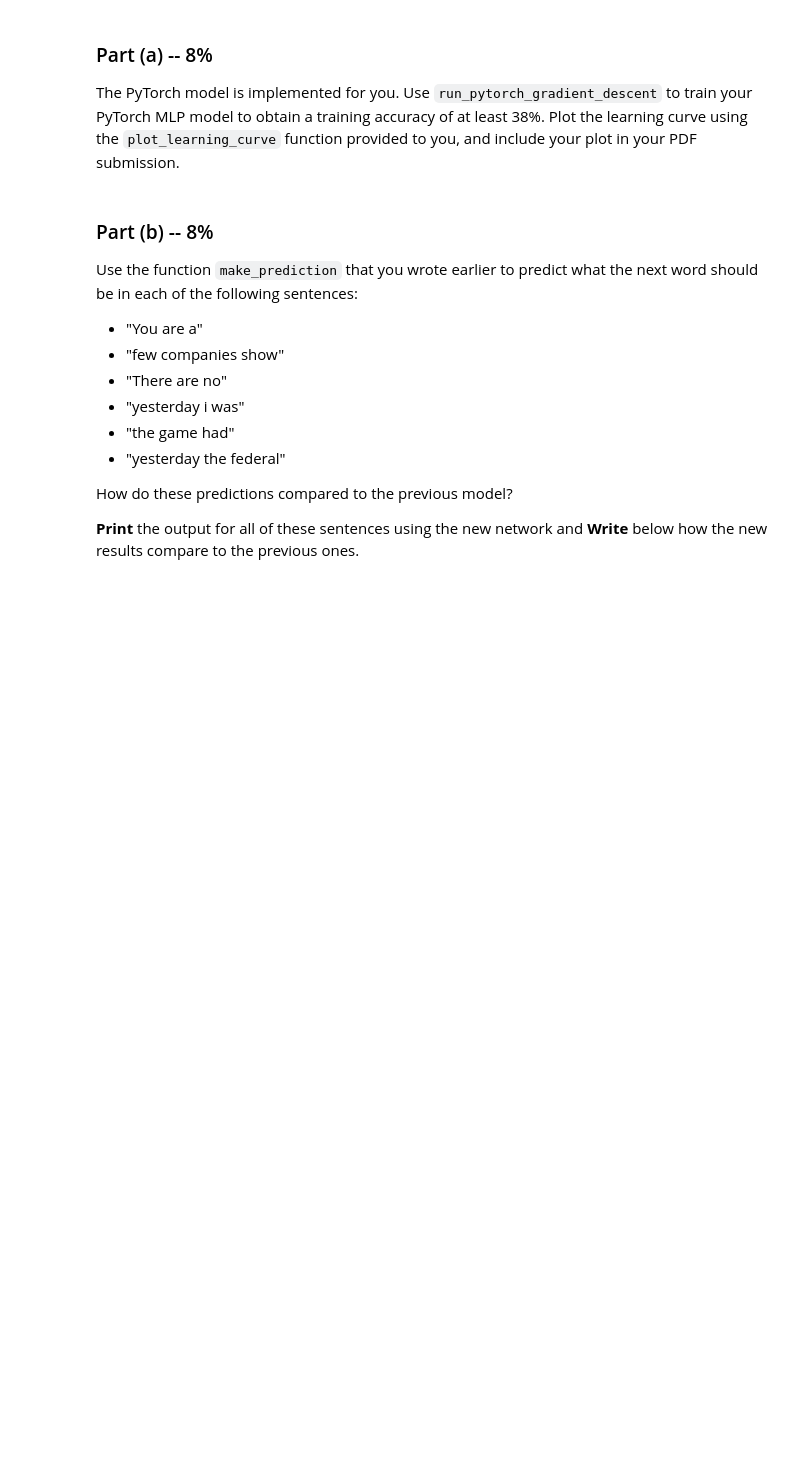
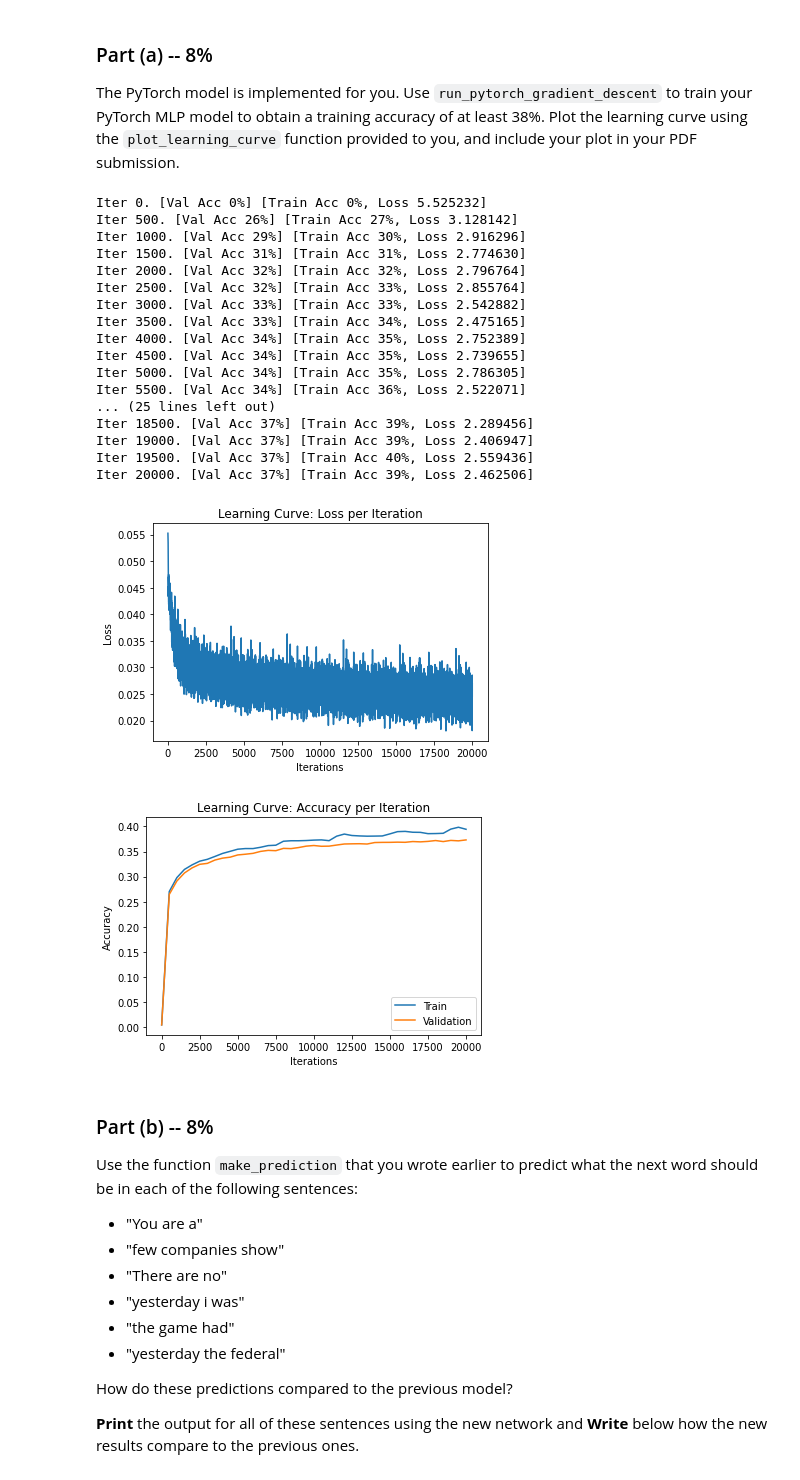
Before and after one commit to Yotamsil/DeepLearningEx2, a Jupyter notebook: Assignment2.ipynb, the cells around one changed output. Saved outputs shown, nothing was run; the diff lists cells and outputs as text; code cells hidden in the pictures; blank space fills up the shorter version.

```diff
--- a/Assignment2.ipynb
+++ b/Assignment2.ipynb
@@ -526,25 +528,46 @@ to you, and include your plot in your PDF submission.
 # %%
 class PyTorchWordEmb(nn.Module):
     def __init__(self, emb_size=100, num_hidden=300, vocab_size=250):
         super(PyTorchWordEmb, self).__init__()
         self.word_emb_layer = nn.Linear(vocab_size, emb_size, bias=False)
         self.fc_layer1 = nn.Linear(emb_size * 3, num_hidden)
         self.fc_layer2 = nn.Linear(num_hidden, 250)
         self.num_hidden = num_hidden
         self.emb_size = emb_size
     def forward(self, inp):
         embeddings = torch.relu(self.word_emb_layer(inp))
         embeddings = embeddings.reshape([-1, self.emb_size * 3])
         hidden = torch.relu(self.fc_layer1(embeddings))
         return self.fc_layer2(hidden)
 
-# pytorch_wordemb= PyTorchWordEmb()
+pytorch_wordemb= PyTorchWordEmb()
 
-# result = run_pytorch_gradient_descent(pytorch_wordemb,
-#                                       max_iters=20000,
-#                                       ...)
-
-# plot_learning_curve(*result)
+result = run_pytorch_gradient_descent(pytorch_wordemb,
+                                      batch_size=100,
+                                      learning_rate=0.001,
+                                      weight_decay=0,
+                                      max_iters=20000)
+plot_learning_curve(*result)
+# %% [output]
+Iter 0. [Val Acc 0%] [Train Acc 0%, Loss 5.525232]
+Iter 500. [Val Acc 26%] [Train Acc 27%, Loss 3.128142]
+Iter 1000. [Val Acc 29%] [Train Acc 30%, Loss 2.916296]
+Iter 1500. [Val Acc 31%] [Train Acc 31%, Loss 2.774630]
+Iter 2000. [Val Acc 32%] [Train Acc 32%, Loss 2.796764]
+Iter 2500. [Val Acc 32%] [Train Acc 33%, Loss 2.855764]
+Iter 3000. [Val Acc 33%] [Train Acc 33%, Loss 2.542882]
+Iter 3500. [Val Acc 33%] [Train Acc 34%, Loss 2.475165]
+Iter 4000. [Val Acc 34%] [Train Acc 35%, Loss 2.752389]
+Iter 4500. [Val Acc 34%] [Train Acc 35%, Loss 2.739655]
+Iter 5000. [Val Acc 34%] [Train Acc 35%, Loss 2.786305]
+Iter 5500. [Val Acc 34%] [Train Acc 36%, Loss 2.522071]
+... (25 lines left out)
+Iter 18500. [Val Acc 37%] [Train Acc 39%, Loss 2.289456]
+Iter 19000. [Val Acc 37%] [Train Acc 39%, Loss 2.406947]
+Iter 19500. [Val Acc 37%] [Train Acc 40%, Loss 2.559436]
+Iter 20000. [Val Acc 37%] [Train Acc 39%, Loss 2.462506]
+[figure, added]
+[figure, added]
 # %% [markdown]
 ### Part (b) -- 8%
 
```
Also changed, not shown: parts of 7 cells of this notebook.
